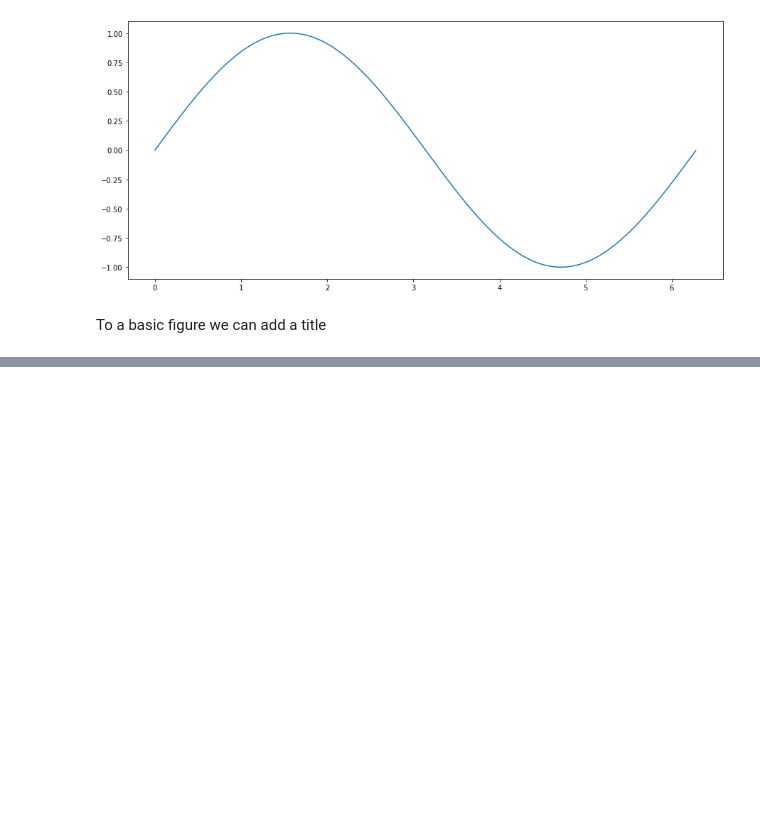
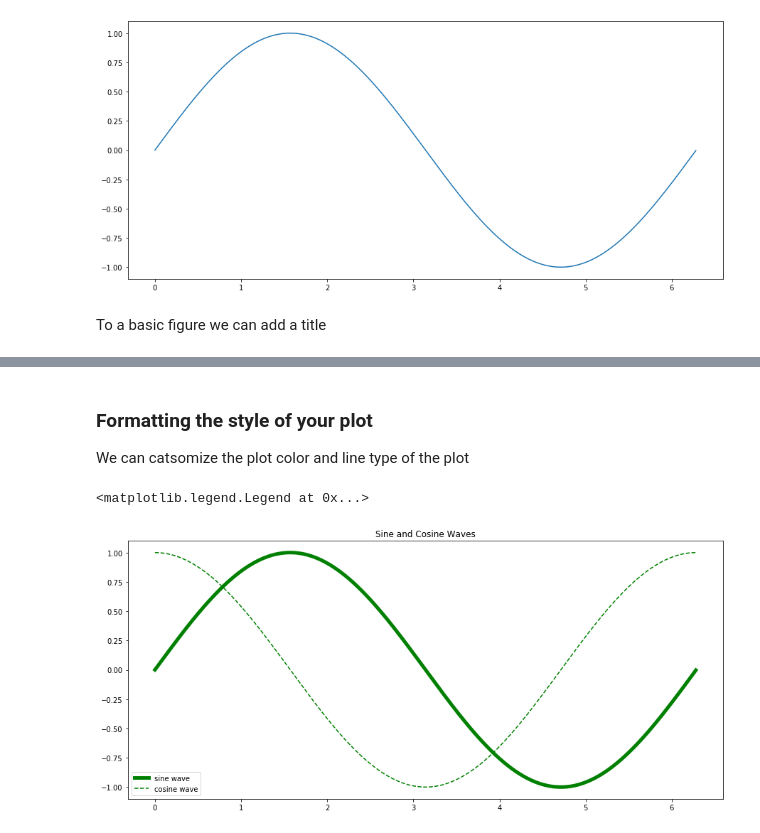
Before and after one commit to nivkeren/computational-methods, a Jupyter notebook: Lesson3.ipynb, the cells around one changed output, grey strips where cells are left out. Saved outputs shown, nothing was run; the diff lists cells and outputs as text; code cells hidden in the pictures; blank space fills up the shorter version.

```diff
--- a/Lesson3.ipynb
+++ b/Lesson3.ipynb
@@ -50,0 +57,13 @@ Text(0.5, 1.0, 'Sine and Cosine Waves')
+# %% [markdown]
+### **Formatting the style of your plot**
+
+We can catsomize the plot color and line type of the plot
+# %%
+plt.plot(x,y, color='green', linewidth=5, label='sine wave')
+plt.plot(x,z, color='green', linestyle='--', label='cosine wave')
+plt.title('Sine and Cosine Waves')
+plt.legend()
+plt.show()
+# %% [output]
+<matplotlib.legend.Legend at 0x...>
+[figure, added]
```
Also changed, not shown: parts of 11 cells of this notebook, 3 other files.
